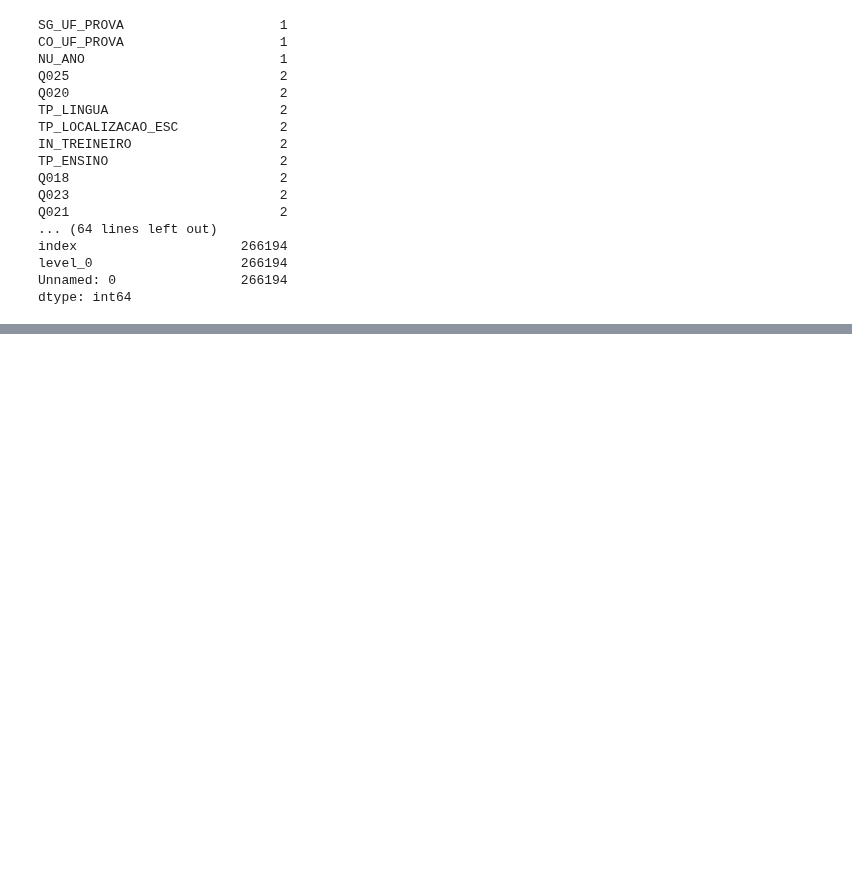
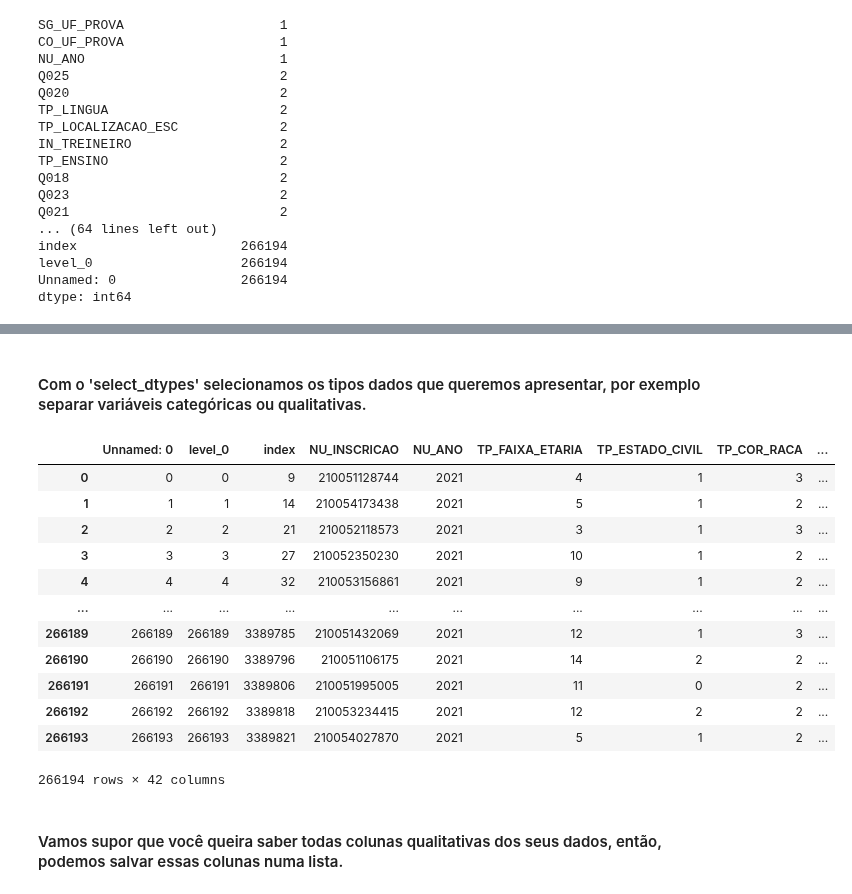
Before and after one commit to Bruno-Santana-Eco/Analise-de-Dados-ENEM, a Jupyter notebook: Análise de Dados.ipynb, the cells around one changed output, grey strips where cells are left out. Saved outputs shown, nothing was run; the diff lists cells and outputs as text; code cells hidden in the pictures; blank space fills up the shorter version.

```diff
--- a/Análise de Dados.ipynb
+++ b/Análise de Dados.ipynb
@@ -213,0 +235,2 @@ dtype: int64
+# %%
+pd.reset_option('display.max_rows') #Resetar a apresentação das linhas para carregar mais rápido.
@@ -213,0 +280,20 @@ dtype: int64
+# %% [markdown]
+#### Com o 'select_dtypes' selecionamos os tipos dados que queremos apresentar, por exemplo separar variáveis categóricas ou qualitativas.
+# %%
+dfba.select_dtypes(include = [int,float])
+# %% [output]
+|  | Unnamed: 0 | level_0 | index | NU_INSCRICAO | NU_ANO | TP_FAIXA_ETARIA | TP_ESTADO_CIVIL | TP_COR_RACA | ... |
+| 0 | 0 | 0 | 9 | 210051128744 | 2021 | 4 | 1 | 3 | ... |
+| 1 | 1 | 1 | 14 | 210054173438 | 2021 | 5 | 1 | 2 | ... |
+| 2 | 2 | 2 | 21 | 210052118573 | 2021 | 3 | 1 | 3 | ... |
+| 3 | 3 | 3 | 27 | 210052350230 | 2021 | 10 | 1 | 2 | ... |
+| 4 | 4 | 4 | 32 | 210053156861 | 2021 | 9 | 1 | 2 | ... |
+| ... | ... | ... | ... | ... | ... | ... | ... | ... | ... |
+| 266189 | 266189 | 266189 | 3389785 | 210051432069 | 2021 | 12 | 1 | 3 | ... |
+| 266190 | 266190 | 266190 | 3389796 | 210051106175 | 2021 | 14 | 2 | 2 | ... |
+| 266191 | 266191 | 266191 | 3389806 | 210051995005 | 2021 | 11 | 0 | 2 | ... |
+| 266192 | 266192 | 266192 | 3389818 | 210053234415 | 2021 | 12 | 2 | 2 | ... |
+| 266193 | 266193 | 266193 | 3389821 | 210054027870 | 2021 | 5 | 1 | 2 | ... |
+266194 rows × 42 columns
+# %% [markdown]
+#### Vamos supor que você queira saber todas colunas qualitativas dos seus dados, então, podemos salvar essas colunas numa lista.
```
Also changed, not shown: parts of 20 cells of this notebook.
